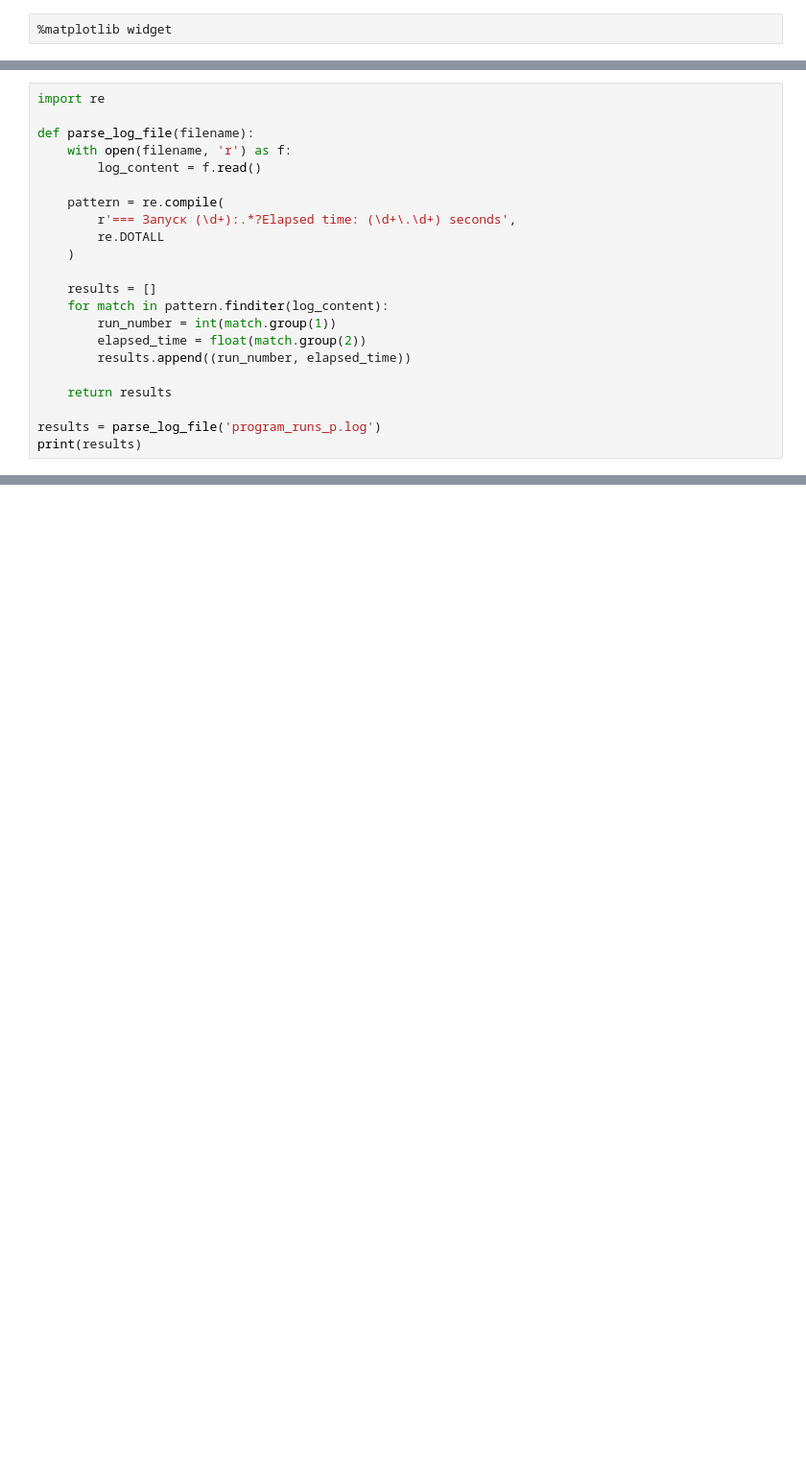
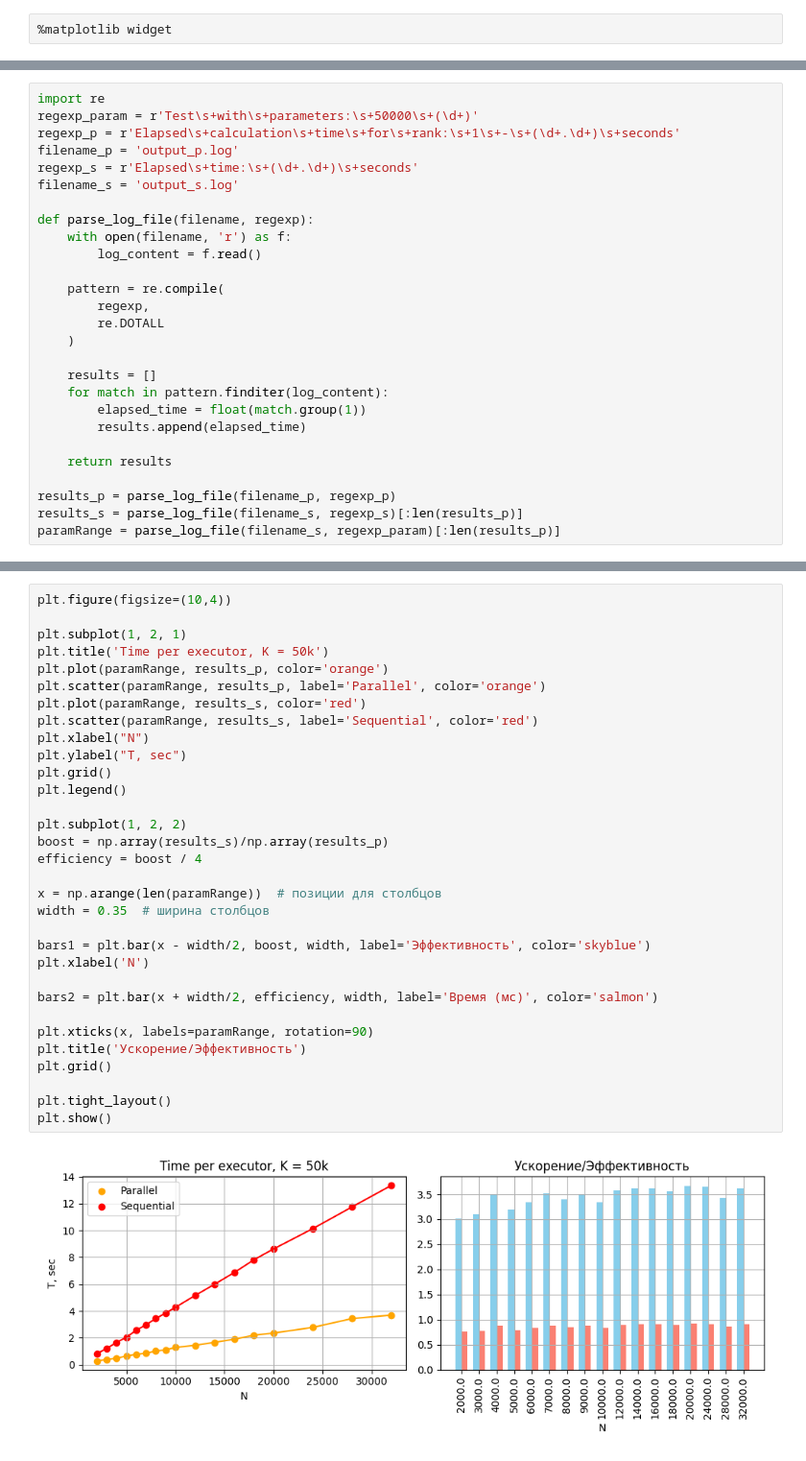
Before and after one commit to PavlovIS777/ParProg_MIPT, a Jupyter notebook: lab1/solver_test.ipynb, the cells around one changed output, grey strips where cells are left out. Shown at 96% size. Drawn from its saved outputs; the diff is of its cells as text; blank space fills up the shorter version.

```diff
--- a/lab1/solver_test.ipynb
+++ b/lab1/solver_test.ipynb
@@ -63,22 +65,27 @@ plt.show()
 # %%
 import re
+regexp_param = r'Test\s+with\s+parameters:\s+50000\s+(\d+)'
+regexp_p = r'Elapsed\s+calculation\s+time\s+for\s+rank:\s+1\s+-\s+(\d+.\d+)\s+seconds'
+filename_p = 'output_p.log'
+regexp_s = r'Elapsed\s+time:\s+(\d+.\d+)\s+seconds'
+filename_s = 'output_s.log'
 
-def parse_log_file(filename):
+def parse_log_file(filename, regexp):
     with open(filename, 'r') as f:
         log_content = f.read()
 
     pattern = re.compile(
-        r'=== Запуск (\d+):.*?Elapsed time: (\d+\.\d+) seconds',
+        regexp,
         re.DOTALL
     )
 
     results = []
     for match in pattern.finditer(log_content):
-        run_number = int(match.group(1))
-        elapsed_time = float(match.group(2))
-        results.append((run_number, elapsed_time))
+        elapsed_time = float(match.group(1))
+        results.append(elapsed_time)
 
     return results
 
-results = parse_log_file('program_runs_p.log')
-print(results)
+results_p = parse_log_file(filename_p, regexp_p)
+results_s = parse_log_file(filename_s, regexp_s)[:len(results_p)]
+paramRange = parse_log_file(filename_s, regexp_param)[:len(results_p)]
@@ -86,0 +92,34 @@ print(results)
+# %%
+plt.figure(figsize=(10,4))
+
+plt.subplot(1, 2, 1)
+plt.title('Time per executor, K = 50k')
+plt.plot(paramRange, results_p, color='orange')
+plt.scatter(paramRange, results_p, label='Parallel', color='orange')
+plt.plot(paramRange, results_s, color='red')
+plt.scatter(paramRange, results_s, label='Sequential', color='red')
+plt.xlabel("N")
+plt.ylabel("T, sec")
+plt.grid()
+plt.legend()
+
+plt.subplot(1, 2, 2)
+boost = np.array(results_s)/np.array(results_p)
+efficiency = boost / 4
+
+x = np.arange(len(paramRange))  # позиции для столбцов
+width = 0.35  # ширина столбцов
+
+bars1 = plt.bar(x - width/2, boost, width, label='Эффективность', color='skyblue')
+plt.xlabel('N')
+
+bars2 = plt.bar(x + width/2, efficiency, width, label='Время (мс)', color='salmon')
+
+plt.xticks(x, labels=paramRange, rotation=90)
+plt.title('Ускорение/Эффективность')
+plt.grid()
+
+plt.tight_layout()
+plt.show()
+# %% [output]
+[figure, added]
```
Also changed, not shown: parts of 3 cells of this notebook, 7 other files.
